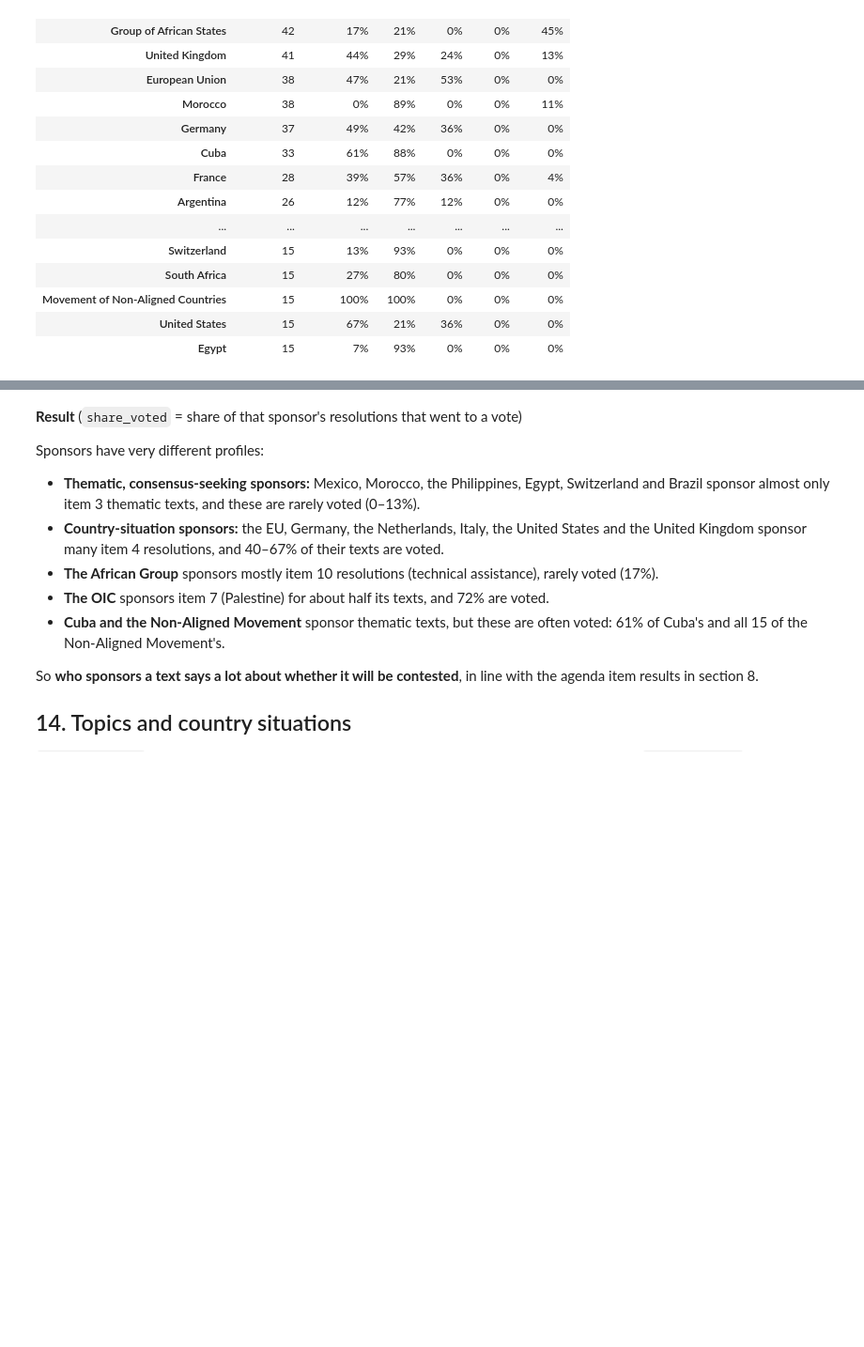
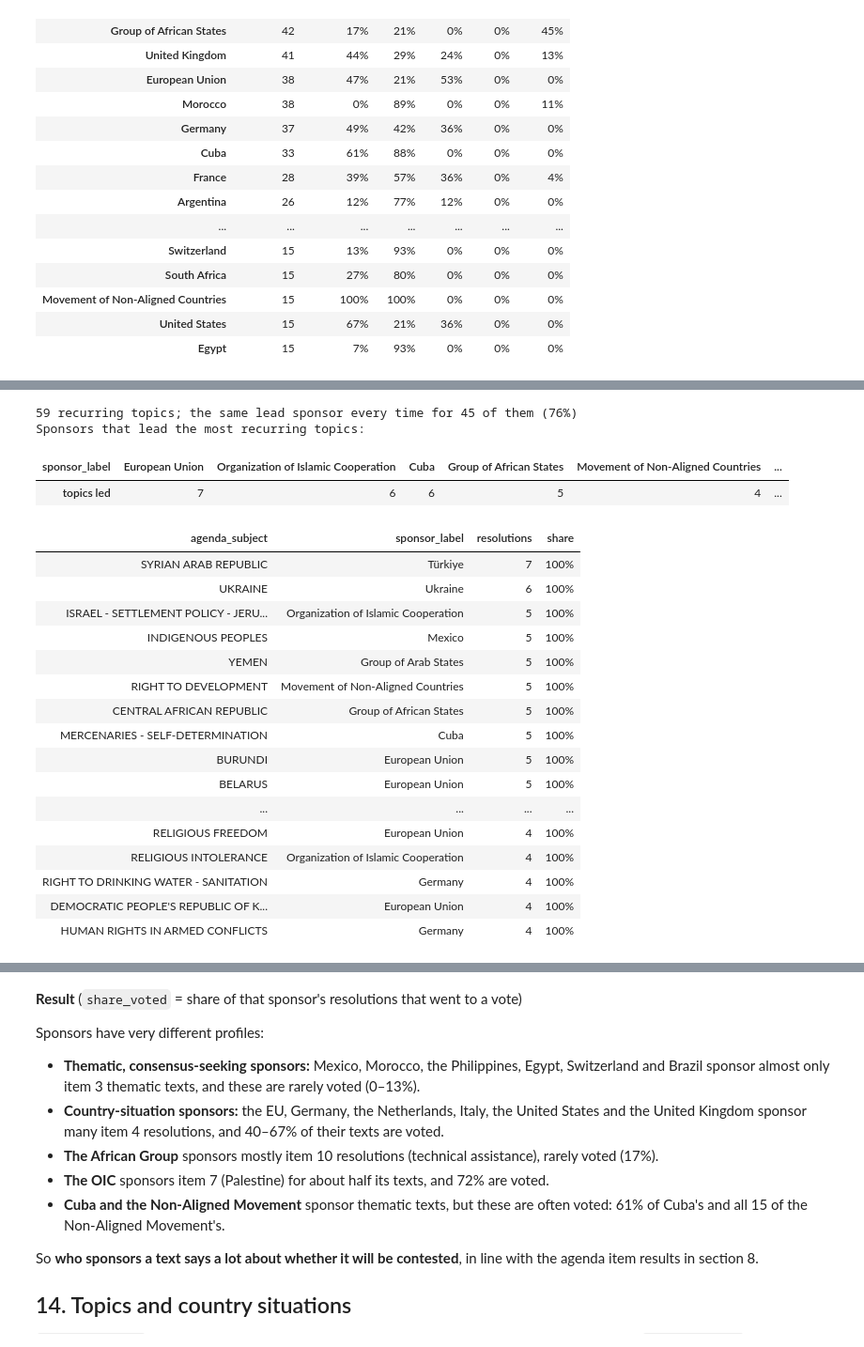
Before and after one commit to unst-ethz/policy-pulse, a Jupyter notebook: notebooks/teju/hrc_exploration.ipynb, the cells around one changed output, grey strips where cells are left out. Shown at 94% size. Drawn from its saved outputs; the diff is of its cells as text; code cells hidden in the pictures; blank space fills up the shorter version.

Commit message:
Add topic-ownership analysis of HRC sponsors
Co-Authored-By: Claude Opus 5.5 <noreply@anthropic.com>

```diff
--- a/notebooks/teju/hrc_exploration.ipynb
+++ b/notebooks/teju/hrc_exploration.ipynb
@@ -1784,0 +1792,40 @@ display(by_sponsor.style.format("{:.0%}", subset=["share_voted", "item_3", "item
+# %%
+topic_sponsors = (sponsors.drop_duplicates(["resolution", "sponsor_label"])
+                  .dropna(subset=["agenda_subject"]))
+resolutions_per_topic = topic_sponsors.groupby("agenda_subject")["resolution"].nunique()
+recurring = resolutions_per_topic[resolutions_per_topic >= 3].index
+
+lead = (topic_sponsors[topic_sponsors["agenda_subject"].isin(recurring)]
+        .groupby(["agenda_subject", "sponsor_label"]).size().rename("times").reset_index()
+        .sort_values("times", ascending=False).drop_duplicates("agenda_subject"))
+lead["resolutions"] = lead["agenda_subject"].map(resolutions_per_topic)
+lead["share"] = lead["times"] / lead["resolutions"]
+lead = lead.sort_values(["share", "resolutions"], ascending=False)
+
+print(f"{len(lead)} recurring topics; the same lead sponsor every time for {(lead['share'] == 1).sum()} of them "
+      f"({(lead['share'] == 1).mean():.0%})")
+print("Sponsors that lead the most recurring topics:")
+display(lead["sponsor_label"].value_counts().head(10).rename("topics led").to_frame().T)
+display(lead.head(25)[["agenda_subject", "sponsor_label", "resolutions", "share"]].style.format("{:.0%}", subset=["share"]).hide(axis="index"))
+# %% [output]
+59 recurring topics; the same lead sponsor every time for 45 of them (76%)
+Sponsors that lead the most recurring topics:
+| sponsor_label | European Union | Organization of Islamic Cooperation | Cuba | Group of African States | Movement of Non-Aligned Countries | ... |
+| topics led | 7 | 6 | 6 | 5 | 4 | ... |
+| agenda_subject | sponsor_label | resolutions | share |
+| SYRIAN ARAB REPUBLIC | Türkiye | 7 | 100% |
+| UKRAINE | Ukraine | 6 | 100% |
+| ISRAEL - SETTLEMENT POLICY - JERU... | Organization of Islamic Cooperation | 5 | 100% |
+| INDIGENOUS PEOPLES | Mexico | 5 | 100% |
+| YEMEN | Group of Arab States | 5 | 100% |
+| RIGHT TO DEVELOPMENT | Movement of Non-Aligned Countries | 5 | 100% |
+| CENTRAL AFRICAN REPUBLIC | Group of African States | 5 | 100% |
+| MERCENARIES - SELF-DETERMINATION | Cuba | 5 | 100% |
+| BURUNDI | European Union | 5 | 100% |
+| BELARUS | European Union | 5 | 100% |
+| ... | ... | ... | ... |
+| RELIGIOUS FREEDOM | European Union | 4 | 100% |
+| RELIGIOUS INTOLERANCE | Organization of Islamic Cooperation | 4 | 100% |
+| RIGHT TO DRINKING WATER - SANITATION | Germany | 4 | 100% |
+| DEMOCRATIC PEOPLE'S REPUBLIC OF K... | European Union | 4 | 100% |
+| HUMAN RIGHTS IN ARMED CONFLICTS | Germany | 4 | 100% |
```
Also changed, not shown: parts of 2 cells of this notebook.
